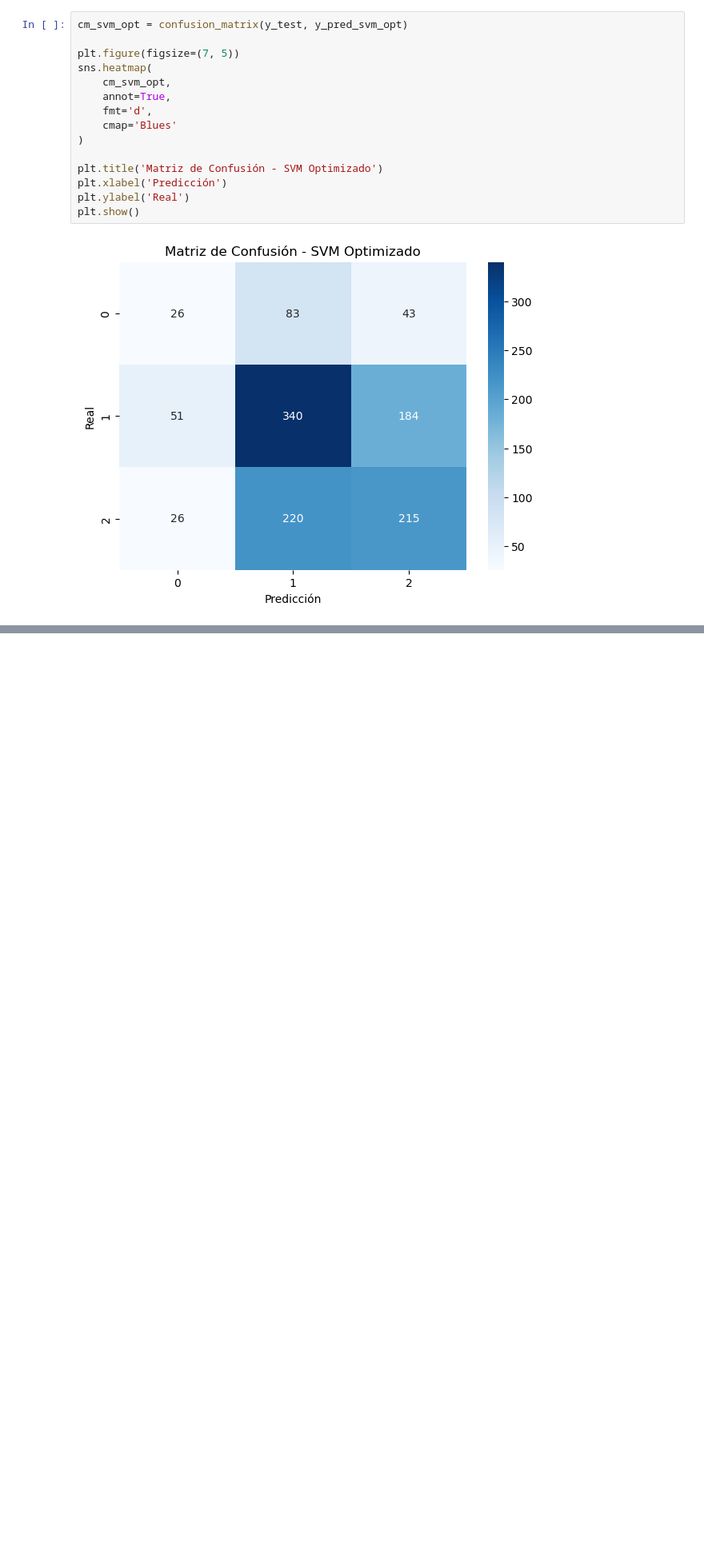
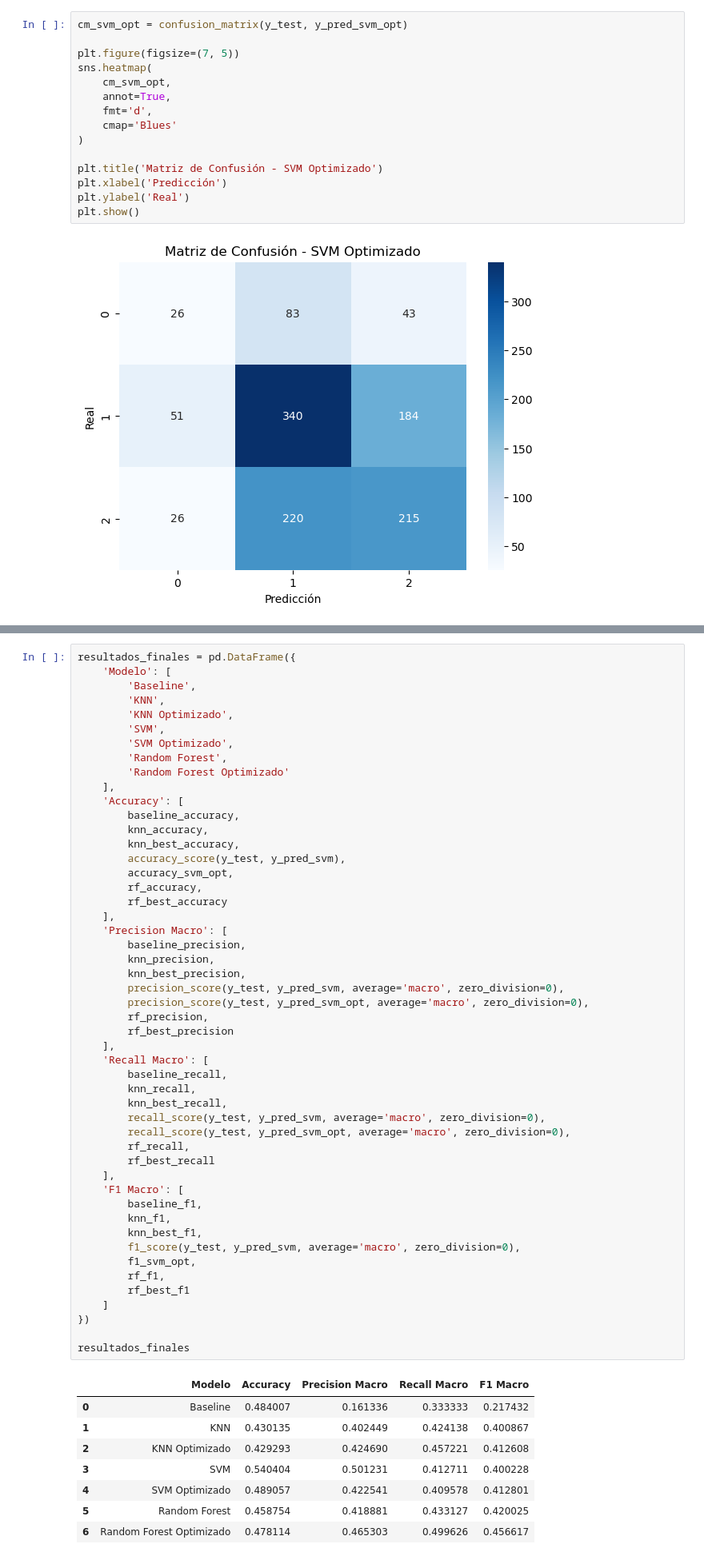
Before and after one commit to dvazquez1981/tp_final_AdM, a Jupyter notebook: TPG_Final.ipynb, the cells around one changed output, grey strips where cells are left out. Shown at 80% size. Drawn from its saved outputs; the diff is of its cells as text; blank space fills up the shorter version.

```diff
--- a/TPG_Final.ipynb
+++ b/TPG_Final.ipynb
@@ -2921,0 +3213,59 @@ NameError: name 'svm_accuracy' is not defined
+# %%
+resultados_finales = pd.DataFrame({
+    'Modelo': [
+        'Baseline',
+        'KNN',
+        'KNN Optimizado',
+        'SVM',
+        'SVM Optimizado',
+        'Random Forest',
+        'Random Forest Optimizado'
+    ],
+    'Accuracy': [
+        baseline_accuracy,
+        knn_accuracy,
+        knn_best_accuracy,
+        accuracy_score(y_test, y_pred_svm),
+        accuracy_svm_opt,
+        rf_accuracy,
+        rf_best_accuracy
+    ],
+    'Precision Macro': [
+        baseline_precision,
+        knn_precision,
+        knn_best_precision,
+        precision_score(y_test, y_pred_svm, average='macro', zero_division=0),
+        precision_score(y_test, y_pred_svm_opt, average='macro', zero_division=0),
+        rf_precision,
+        rf_best_precision
+    ],
+    'Recall Macro': [
+        baseline_recall,
+        knn_recall,
+        knn_best_recall,
+        recall_score(y_test, y_pred_svm, average='macro', zero_division=0),
+        recall_score(y_test, y_pred_svm_opt, average='macro', zero_division=0),
+        rf_recall,
+        rf_best_recall
+    ],
+    'F1 Macro': [
+        baseline_f1,
+        knn_f1,
+        knn_best_f1,
+        f1_score(y_test, y_pred_svm, average='macro', zero_division=0),
+        f1_svm_opt,
+        rf_f1,
+        rf_best_f1
+    ]
+})
+
+resultados_finales
+# %% [output]
+|  | Modelo | Accuracy | Precision Macro | Recall Macro | F1 Macro |
+| 0 | Baseline | 0.484007 | 0.161336 | 0.333333 | 0.217432 |
+| 1 | KNN | 0.430135 | 0.402449 | 0.424138 | 0.400867 |
+| 2 | KNN Optimizado | 0.429293 | 0.424690 | 0.457221 | 0.412608 |
+| 3 | SVM | 0.540404 | 0.501231 | 0.412711 | 0.400228 |
+| 4 | SVM Optimizado | 0.489057 | 0.422541 | 0.409578 | 0.412801 |
+| 5 | Random Forest | 0.458754 | 0.418881 | 0.433127 | 0.420025 |
+| 6 | Random Forest Optimizado | 0.478114 | 0.465303 | 0.499626 | 0.456617 |
```
Also changed, not shown: parts of 11 cells of this notebook.
